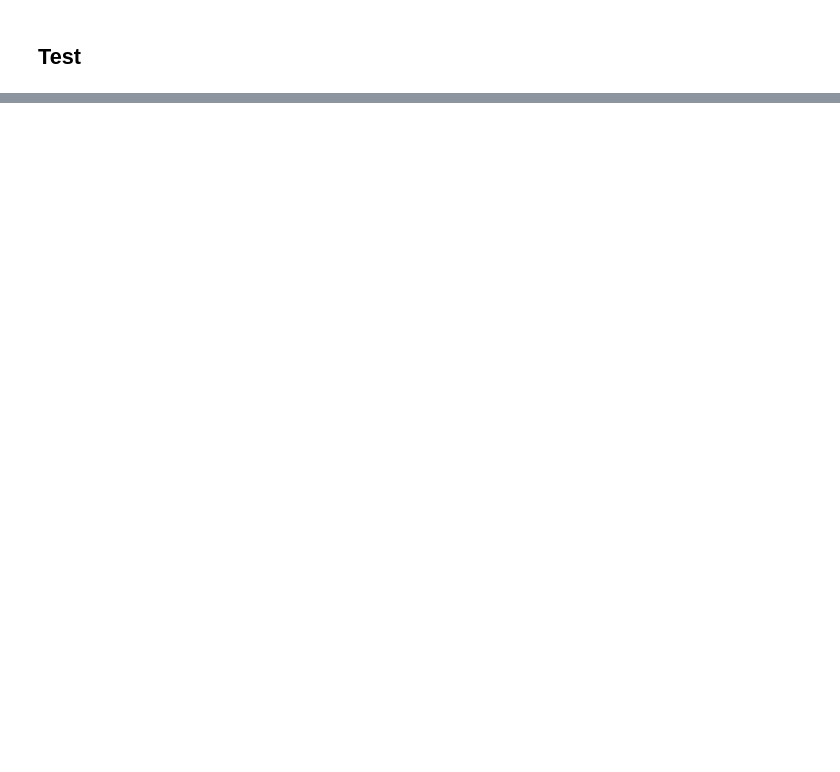
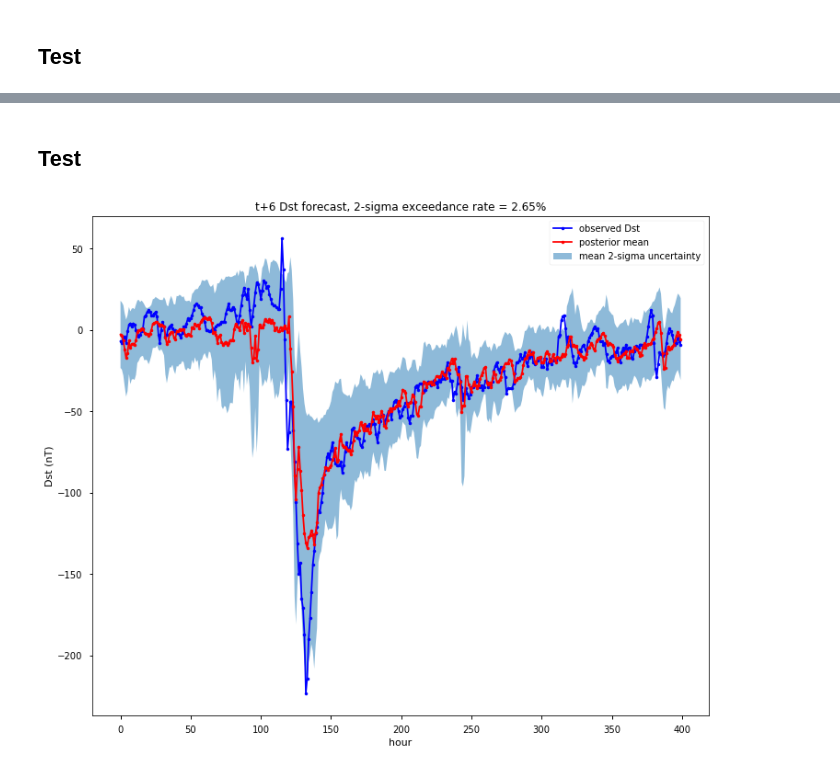
Before and after one commit to sarttiso/spaceweather, a Jupyter notebook: forecasting_multiple_coeff_BNN.ipynb, the cells around one changed output, grey strips where cells are left out. Cells and saved outputs as stored; diff of their text form; code cells hidden in the pictures; blank space fills up the shorter version.

```diff
--- a/forecasting_multiple_coeff_BNN.ipynb
+++ b/forecasting_multiple_coeff_BNN.ipynb
@@ -376,0 +393,8 @@ plt.show()
+# %%
+model.fit(data_in_train,
+          data_out_train,
+          epochs=500,
+          verbose=0,
+          shuffle=False,
+          batch_size=batch_size,
+          callbacks=[PeriodicHistory()])
@@ -376,0 +420,32 @@ plt.show()
+# %% [markdown]
+## Test
+# %%
+post_model = model(data_in_test)
+
+data_out_pred_mu = post_model.mean()
+data_out_pred_std = post_model.stddev()
+# %%
+err = np.abs(data_out_pred_mu - data_out_test)
+exc = 100 * np.sum(err > 2*data_out_pred_std)/data_out_test.shape[0]
+# %%
+idx = np.zeros(data_out_test.shape[0], dtype=bool)
+idx[4700:5100] = True
+
+fac = 2
+
+plt.figure(figsize=(12,10))
+plt.plot(data_out_test[idx], 'b.-', label='observed Dst')
+plt.plot(model_means_mean[idx], 'r.-', label='posterior mean')
+plt.fill_between(np.arange(np.sum(idx)),
+                model_means_mean[idx] + fac*model_stds_mean[idx],
+                model_means_mean[idx] - fac*model_stds_mean[idx],
+                label='mean 2-sigma uncertainty',
+                alpha=0.5)
+plt.legend()
+plt.xlabel('hour')
+plt.ylabel('Dst (nT)')
+plt.title('t+6 Dst forecast, 2-sigma exceedance rate = %1.2f%%' % exc)
+#plt.savefig('figures/demo1.pdf')
+plt.show()
+# %% [output]
+[figure, added]
```
Also changed, not shown: parts of 16 cells of this notebook.
